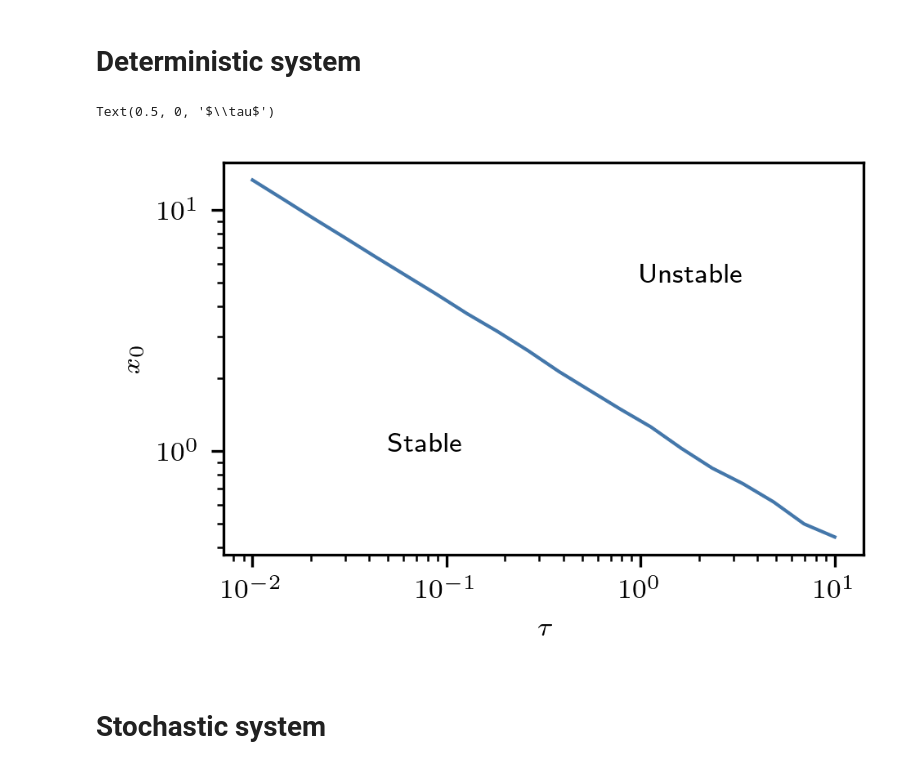
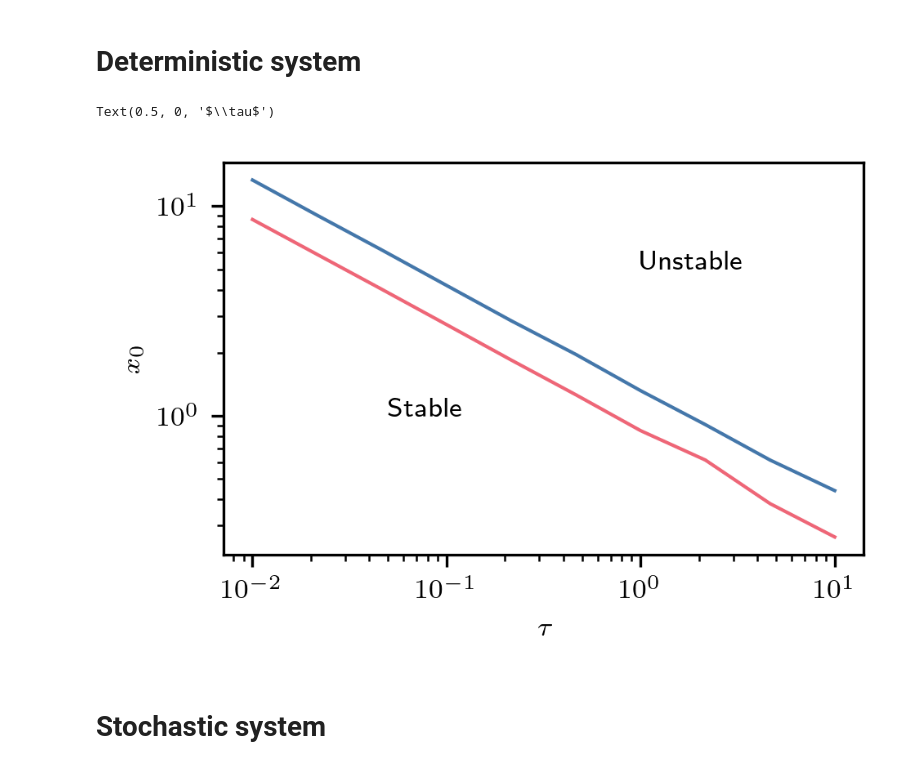
Before and after one commit to NilsToAn/overdampedDelayHarmonicOscillator, a Jupyter notebook: paper/variance_x4.ipynb, the cells around one changed output. Saved outputs shown, nothing was run; the diff lists cells and outputs as text; code cells hidden in the pictures.

```diff
--- a/paper/variance_x4.ipynb
+++ b/paper/variance_x4.ipynb
@@ -48,9 +49,17 @@ def get_con(x0, ntau_t, dt_t ):
         x[i] = x[i-1]+force(x[i-ntau_t])*dt_t
     return np.isfinite(x[-1]) and x[-1] < x0
 
+def get_oszi(x0, ntau_t, dt_t ):
+    x[:ntau_t] = 0
+    x[ntau_t-1] = x0
+    for i in range(ntau_t, len(x)):
+        x[i] = x[i-1]+force(x[i-ntau_t])*dt_t
+    return np.all(x >= 0)
 
-det_ltaus = np.logspace(-2,1,20) #np.arange(0.01,0.21,0.01)
+
+det_ltaus = np.logspace(-2,1,10) #np.arange(0.01,0.21,0.01)
 diff_b = []
+oszi_b = []
 
 
 for ltau in det_ltaus:
@@ -72,18 +81,40 @@ for ltau in det_ltaus:
         else:
             x3 = x2
     diff_b.append((x1+x3)/2)
+
+for ltau in det_ltaus:
+    x1 = 0.001
+    x3 = 60
+
+    ntau_t = ntau*det_f
+    dt_t = ltau/ntau_t
+
+    e1 = get_oszi(x1, ntau_t, dt_t)
+    e3 = get_oszi(x3, ntau_t, dt_t)
+    if not e1 or e3:
+        print('Boundarys to small')
+    for i in range(10):
+        x2 = (x1+x3)/2
+        e2 = get_oszi(x2, ntau_t, dt_t)
+        if e2:
+            x1 = x2
+        else:
+            x3 = x2
+    oszi_b.append((x1+x3)/2)
 # %%
 plt.plot(det_ltaus, diff_b)
-#plt.plot(ltaus, 4/3*ltaus**(-1/2)) #Why ??
+plt.plot(det_ltaus, oszi_b)
+#plt.plot(det_ltaus, 4/3*det_ltaus**(-1/2)) #Why ?? - dif border
+#plt.plot(det_ltaus,(6/7)*det_ltaus**(-1/2)) # WHy ?? - in both cases pre factor estimated
 plt.text(1,5,'Unstable')
 plt.text(0.05,1,'Stable')
 plt.yscale('log')
 plt.xscale('log')
 plt.ylabel('$x_0$')
 plt.xlabel(r'$\tau$')
 # %% [output]
 Text(0.5, 0, '$\\tau$')
-[figure, old version]
+[figure, new version]
 # %% [markdown]
 # Stochastic system
 # %%
```
Also changed, not shown: parts of 5 cells of this notebook, 29 other files.
